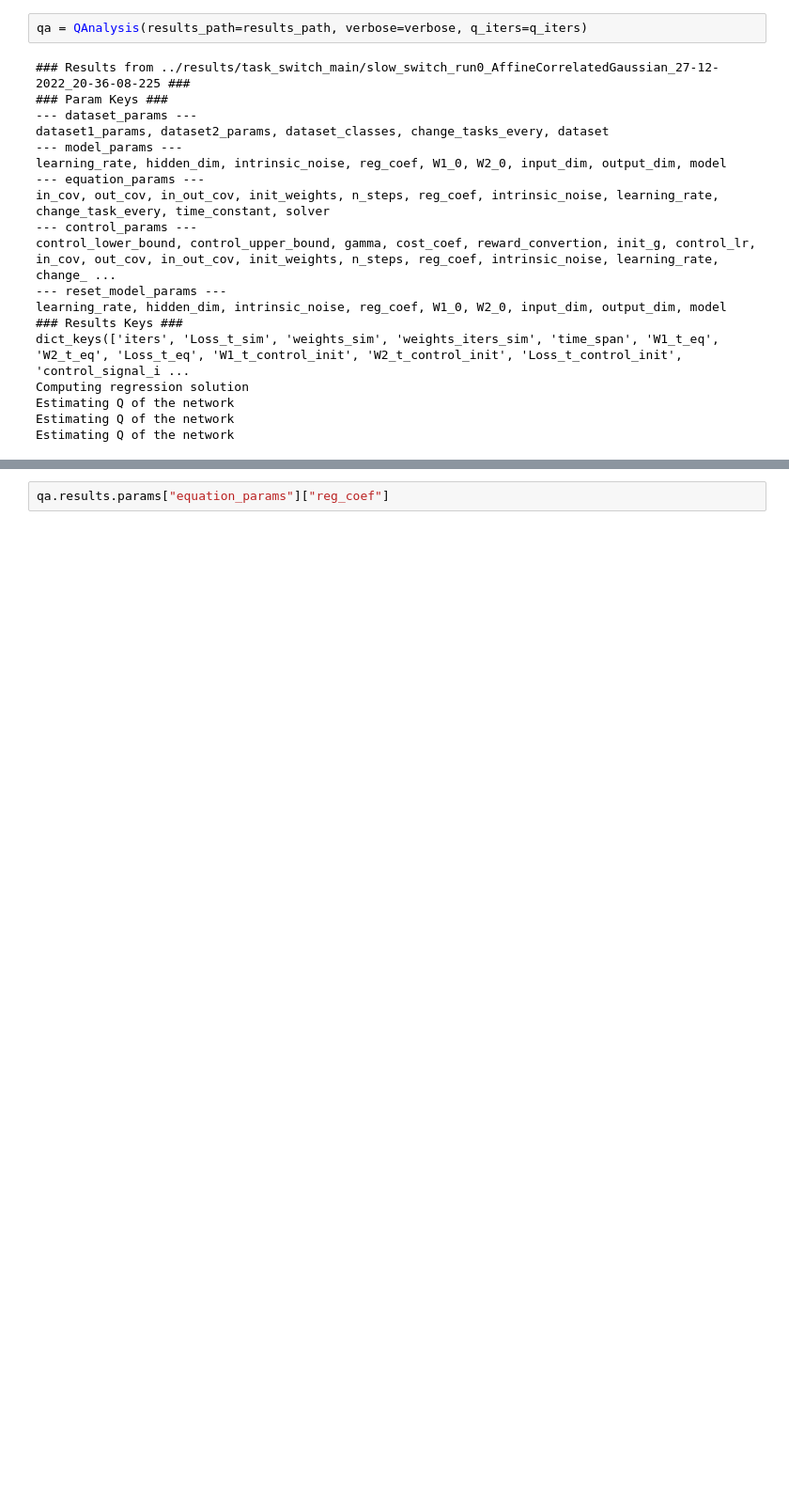
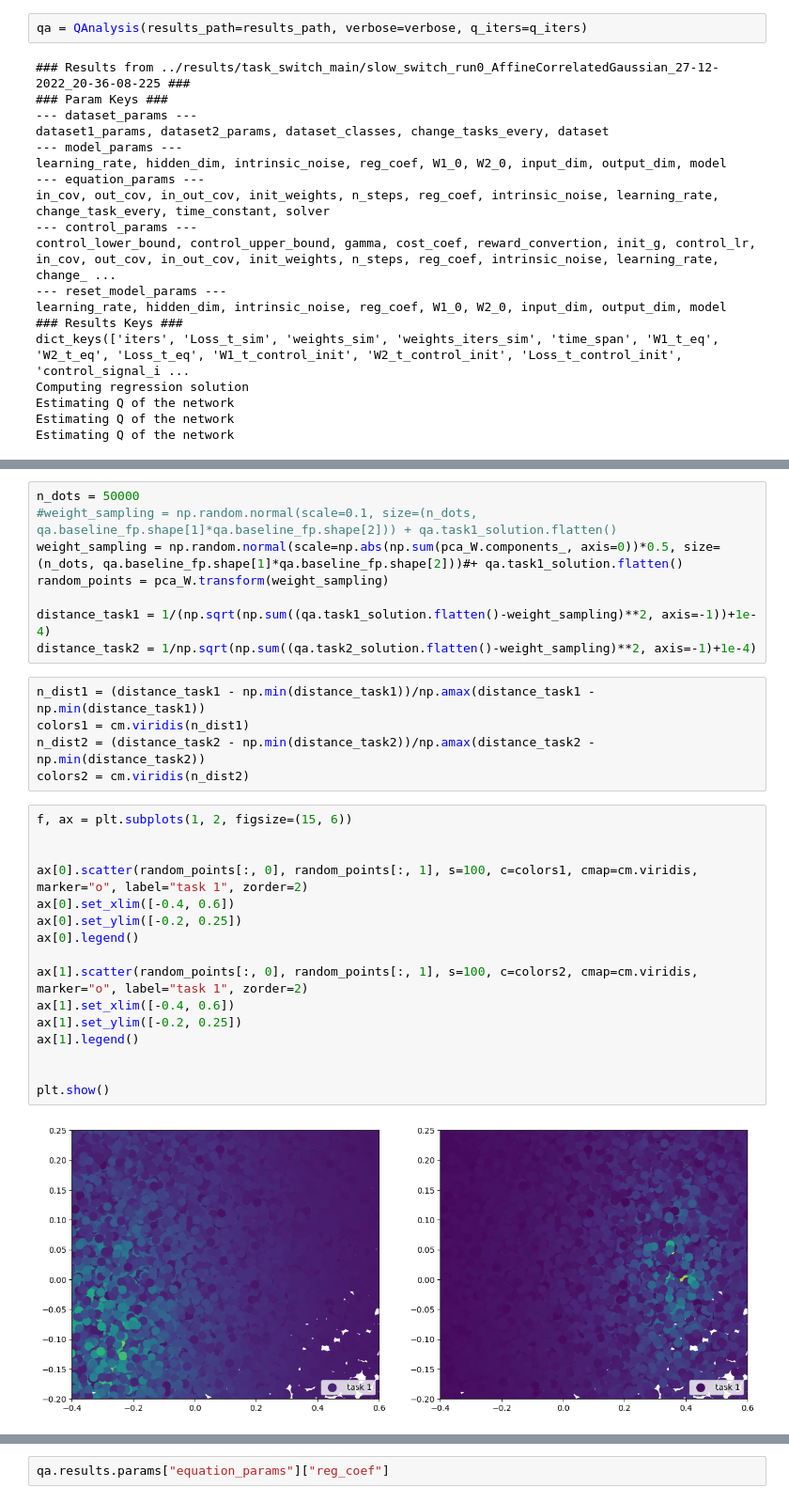
Before and after one commit to rodrigcd/neuromod, a Jupyter notebook: notebooks/plotting_Q.ipynb, the cells around one changed output, grey strips where cells are left out. Shown at 94% size. Drawn from its saved outputs; the diff is of its cells as text; blank space fills up the shorter version.

```diff
--- a/notebooks/plotting_Q.ipynb
+++ b/notebooks/plotting_Q.ipynb
@@ -34,0 +79,31 @@ Estimating Q of the network
+# %%
+n_dots = 50000
+#weight_sampling = np.random.normal(scale=0.1, size=(n_dots, qa.baseline_fp.shape[1]*qa.baseline_fp.shape[2])) + qa.task1_solution.flatten()
+weight_sampling = np.random.normal(scale=np.abs(np.sum(pca_W.components_, axis=0))*0.5, size=(n_dots, qa.baseline_fp.shape[1]*qa.baseline_fp.shape[2]))#+ qa.task1_solution.flatten()
+random_points = pca_W.transform(weight_sampling)
+
+distance_task1 = 1/(np.sqrt(np.sum((qa.task1_solution.flatten()-weight_sampling)**2, axis=-1))+1e-4)
+distance_task2 = 1/np.sqrt(np.sum((qa.task2_solution.flatten()-weight_sampling)**2, axis=-1)+1e-4)
+# %%
+n_dist1 = (distance_task1 - np.min(distance_task1))/np.amax(distance_task1 - np.min(distance_task1))
+colors1 = cm.viridis(n_dist1)
+n_dist2 = (distance_task2 - np.min(distance_task2))/np.amax(distance_task2 - np.min(distance_task2))
+colors2 = cm.viridis(n_dist2)
+# %%
+f, ax = plt.subplots(1, 2, figsize=(15, 6))
+
+
+ax[0].scatter(random_points[:, 0], random_points[:, 1], s=100, c=colors1, cmap=cm.viridis, marker="o", label="task 1", zorder=2)
+ax[0].set_xlim([-0.4, 0.6])
+ax[0].set_ylim([-0.2, 0.25])
+ax[0].legend()
+
+ax[1].scatter(random_points[:, 0], random_points[:, 1], s=100, c=colors2, cmap=cm.viridis, marker="o", label="task 1", zorder=2)
+ax[1].set_xlim([-0.4, 0.6])
+ax[1].set_ylim([-0.2, 0.25])
+ax[1].legend()
+
+
+plt.show()
+# %% [output]
+[figure, added]
```
Also changed, not shown: parts of 22 cells of this notebook, 7 other files.
